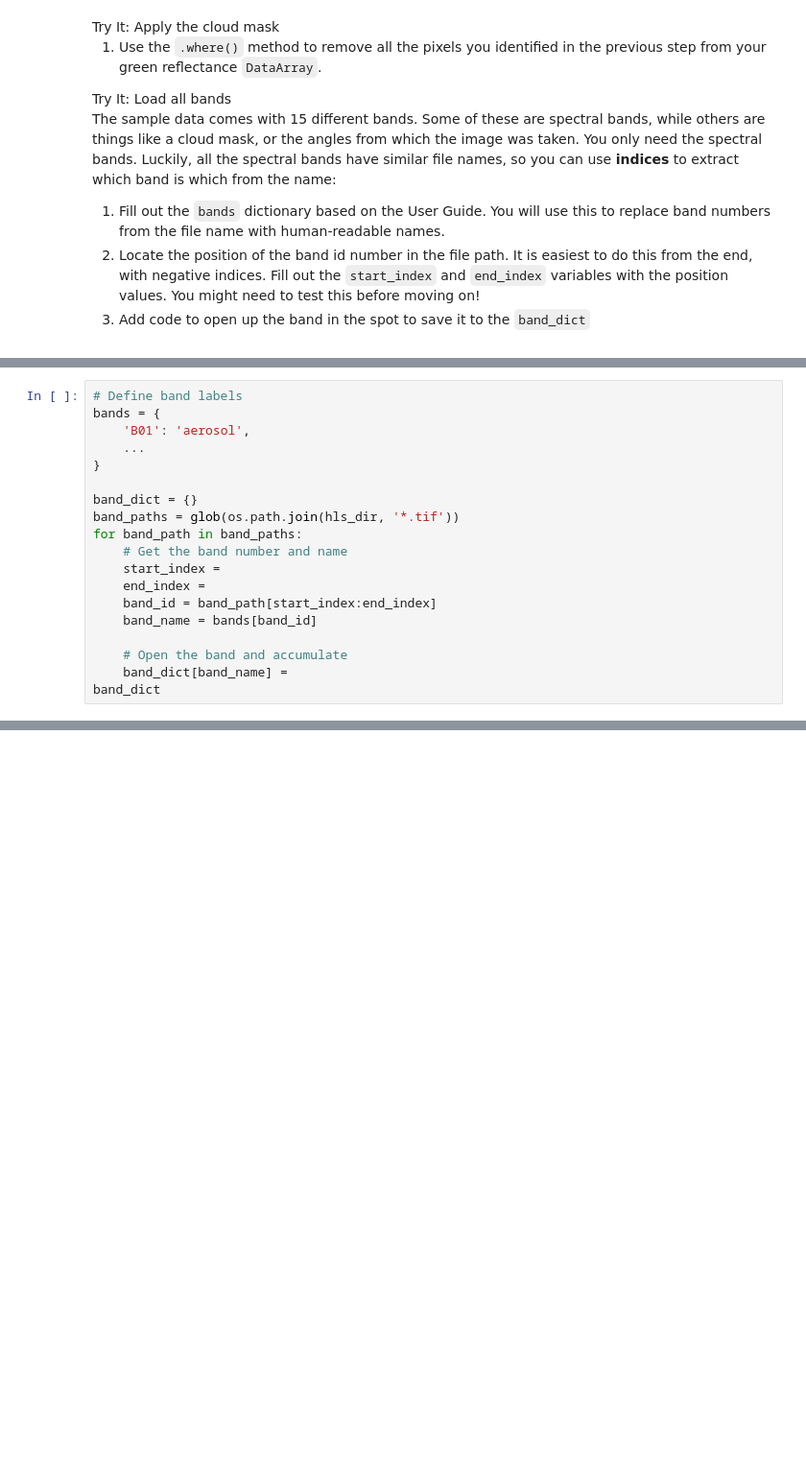
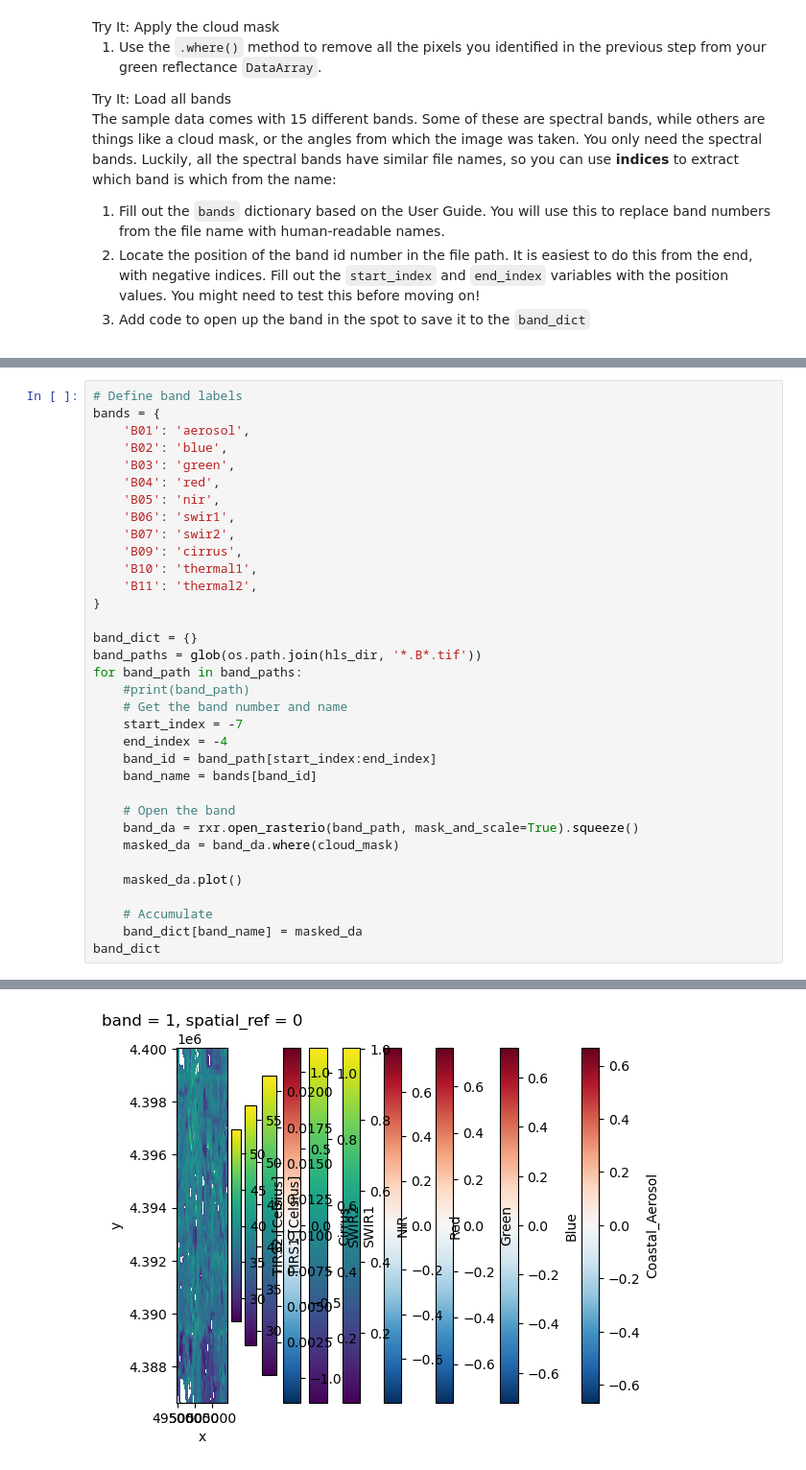
Before and after one commit to earthlab-education/fundamentals-04-redlining-ZacharyCJDecker, a Jupyter notebook: notebooks/redlining-32-wrangle-multispectral.ipynb, the cells around one changed output, grey strips where cells are left out. Shown at 96% size. Saved outputs shown, nothing was run; the diff lists cells and outputs as text; blank space fills up the shorter version.

```diff
--- a/notebooks/redlining-32-wrangle-multispectral.ipynb
+++ b/notebooks/redlining-32-wrangle-multispectral.ipynb
@@ -256,18 +289,34 @@ position values. You might need to test this before moving on!</li>
 # Define band labels
 bands = {
     'B01': 'aerosol',
-    ...
+    'B02': 'blue',
+    'B03': 'green',
+    'B04': 'red',
+    'B05': 'nir',
+    'B06': 'swir1',
+    'B07': 'swir2',
+    'B09': 'cirrus',
+    'B10': 'thermal1',
+    'B11': 'thermal2',
 }
 
 band_dict = {}
-band_paths = glob(os.path.join(hls_dir, '*.tif'))
+band_paths = glob(os.path.join(hls_dir, '*.B*.tif'))
 for band_path in band_paths:
+    #print(band_path)
     # Get the band number and name
-    start_index =
-    end_index =
+    start_index = -7
+    end_index = -4
     band_id = band_path[start_index:end_index]
     band_name = bands[band_id]
 
-    # Open the band and accumulate
-    band_dict[band_name] =
+    # Open the band
+    band_da = rxr.open_rasterio(band_path, mask_and_scale=True).squeeze()
+    masked_da = band_da.where(cloud_mask)
+
+    masked_da.plot()
+
+    # Accumulate
+    band_dict[band_name] = masked_da
 band_dict
+# %% [output]
@@ -273,0 +340 @@ band_dict
+[figure, added]
```
Also changed, not shown: parts of 7 cells of this notebook, 4 other files.
